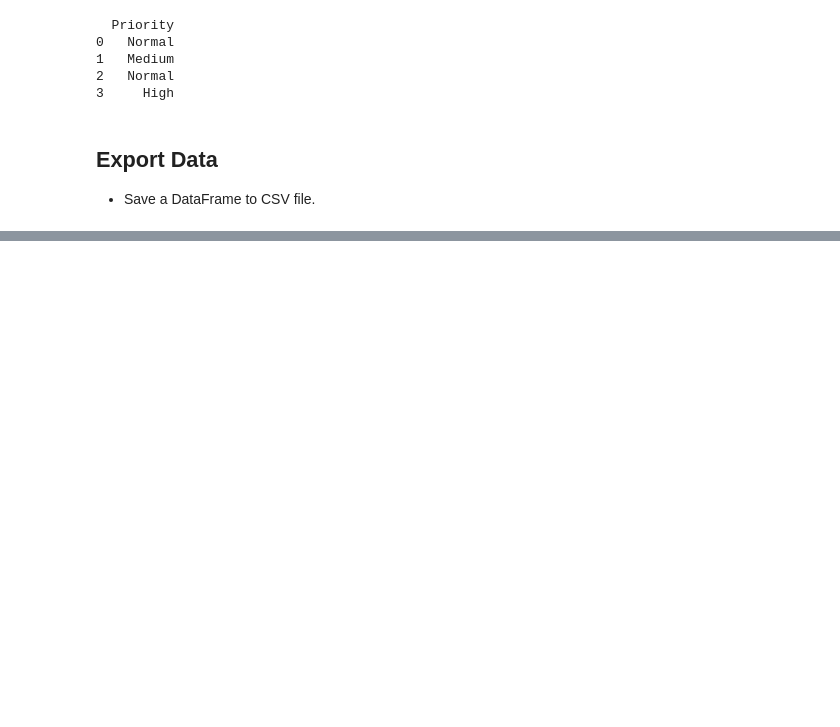
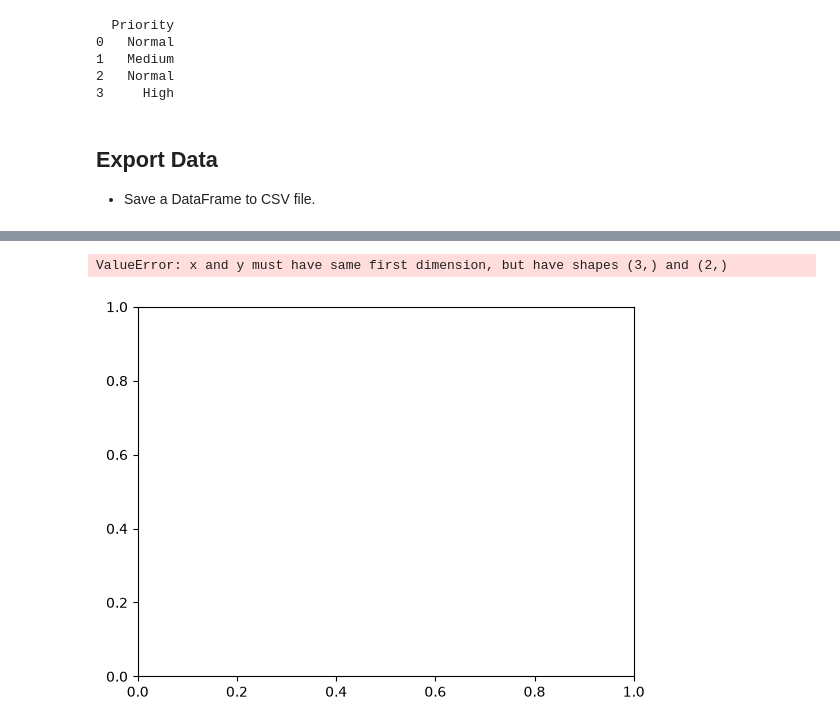
Before and after one commit to geff-ghost/notebooks, a Jupyter notebook: whatsapp_py/WhatsAppJourney.ipynb, the cells around one changed output, grey strips where cells are left out. Saved outputs shown, nothing was run; the diff lists cells and outputs as text; code cells hidden in the pictures; blank space fills up the shorter version.

```diff
--- a/whatsapp_py/WhatsAppJourney.ipynb
+++ b/whatsapp_py/WhatsAppJourney.ipynb
@@ -1448,0 +1494,8 @@ print(df)
+# %%
+x = [1, 2, 3]
+y = [10, 20]
+
+plt.plot(x, y)
+# %% [output]
+ValueError: x and y must have same first dimension, but have shapes (3,) and (2,)
+[figure, added]
```
Also changed, not shown: parts of 3 cells of this notebook.
